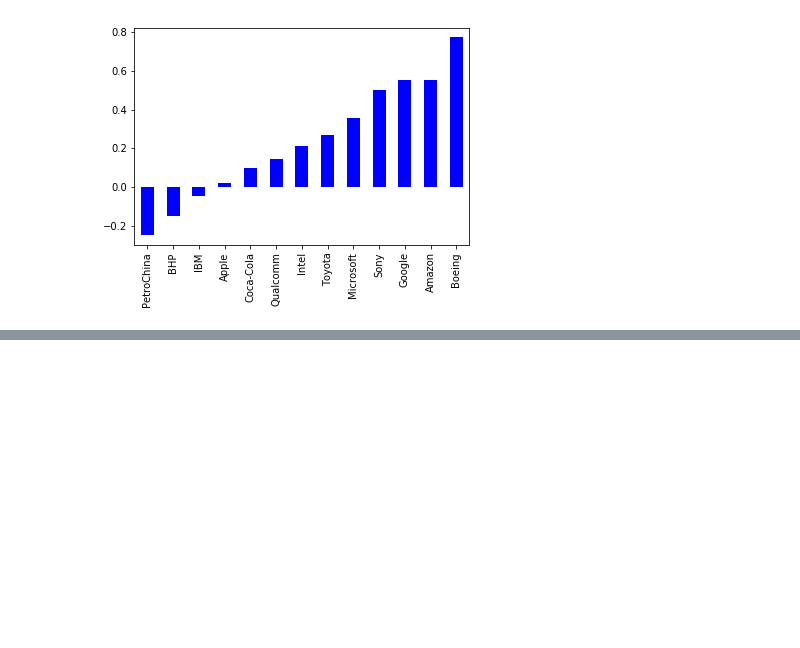
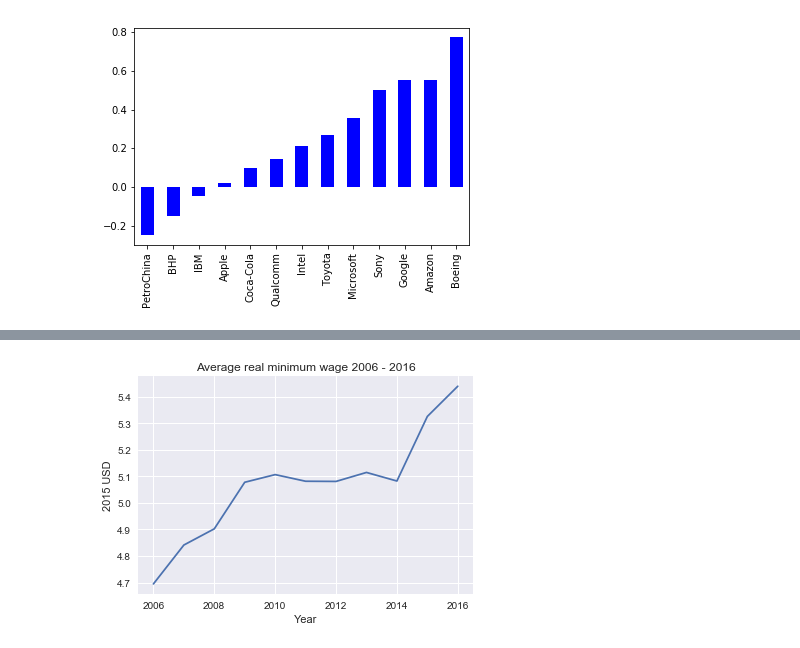
Before and after one commit to PanPip/QuantEcon_Tasks, a Jupyter notebook: Data_and_empirics.ipynb, the cells around one changed output, grey strips where cells are left out. Saved outputs shown, nothing was run; the diff lists cells and outputs as text; code cells hidden in the pictures; blank space fills up the shorter version.

```diff
--- a/Data_and_empirics.ipynb
+++ b/Data_and_empirics.ipynb
@@ -315,0 +678,10 @@ delta.plot(kind='bar', color = 'blue')
+# %%
+#We can plot this time series as a line graph
+
+merged.mean(axis=1).plot()
+plt.title('Average real minimum wage 2006 - 2016')
+plt.ylabel('2015 USD')
+plt.xlabel('Year')
+plt.show()
+# %% [output]
+[figure, added]
```
Also changed, not shown: parts of 51 cells of this notebook, 2 other files.
